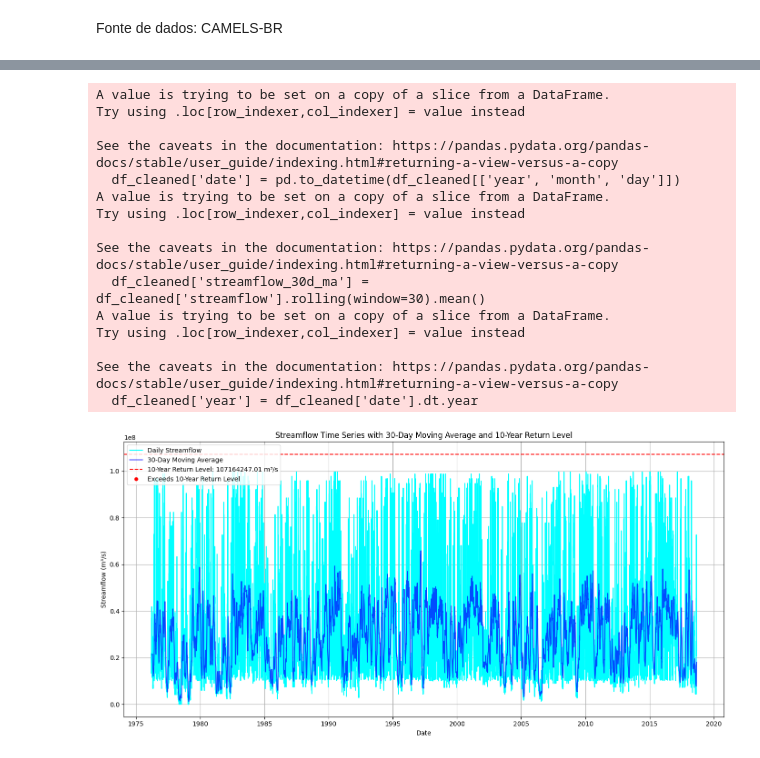
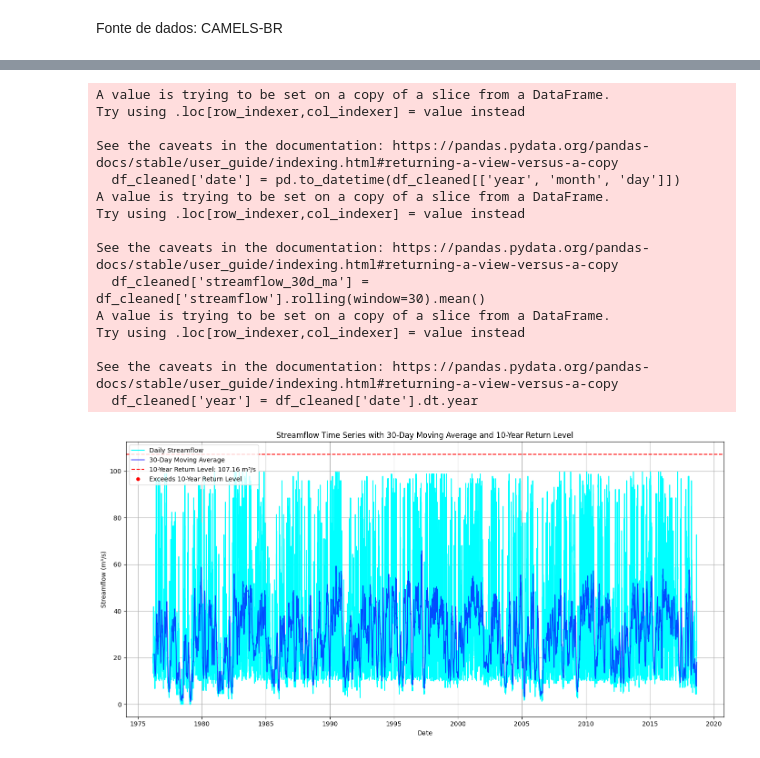
Before and after one commit to douglassilveirac/ENS5165_202402, a Jupyter notebook: pyEnv/Scripts/Série histórica vazões Tangará.ipynb, the cells around one changed output, grey strips where cells are left out. Saved outputs shown, nothing was run; the diff lists cells and outputs as text; code cells hidden in the pictures.

```diff
--- a/pyEnv/Scripts/Série histórica vazões Tangará.ipynb
+++ b/pyEnv/Scripts/Série histórica vazões Tangará.ipynb
@@ -100,6 +106,9 @@ df = pd.read_excel(file_path, sheet_name='72715000_streamflow_m3s')
 
 # Converte a coluna 'streamflow' para numérico, tratando 'NaN' como valores ausentes
 df['streamflow'] = pd.to_numeric(df['streamflow'], errors='coerce')
+
+# Divide todos os valores de vazão por 1000
+df['streamflow'] = df['streamflow'] / 1000000
 
 # Remove as linhas com valores NaN em 'streamflow'
 df_cleaned = df.dropna(subset=['streamflow'])
@@ -140,34 +149,34 @@ plt.plot(df_cleaned['date'], df_cleaned['streamflow_30d_ma'], label='30-Day Movi
 # Linha do tempo de retorno de 10 anos
 plt.axhline(y=streamflow_return_level, color='red', linestyle='--', label=f'10-Year Return Level: {streamflow_return_level:.2f} m³/s')
 
 # Marcação dos pontos que excedem o nível de retorno
 plt.plot(df_cleaned['date'][above_return_level], df_cleaned['streamflow'][above_return_level], 'ro', markersize=5, label='Exceeds 10-Year Return Level')
 
 # Configuração do gráfico
 plt.title('Streamflow Time Series with 30-Day Moving Average and 10-Year Return Level')
 plt.xlabel('Date')
 plt.ylabel('Streamflow (m³/s)')
 plt.legend()
 plt.grid(True)
 plt.tight_layout()
 plt.show()
 # %% [output]
 A value is trying to be set on a copy of a slice from a DataFrame.
 Try using .loc[row_indexer,col_indexer] = value instead
 
 See the caveats in the documentation: https://pandas.pydata.org/pandas-docs/stable/user_guide/indexing.html#returning-a-view-versus-a-copy
   df_cleaned['date'] = pd.to_datetime(df_cleaned[['year', 'month', 'day']])
 A value is trying to be set on a copy of a slice from a DataFrame.
 Try using .loc[row_indexer,col_indexer] = value instead
 
 See the caveats in the documentation: https://pandas.pydata.org/pandas-docs/stable/user_guide/indexing.html#returning-a-view-versus-a-copy
   df_cleaned['streamflow_30d_ma'] = df_cleaned['streamflow'].rolling(window=30).mean()
 A value is trying to be set on a copy of a slice from a DataFrame.
 Try using .loc[row_indexer,col_indexer] = value instead
 
 See the caveats in the documentation: https://pandas.pydata.org/pandas-docs/stable/user_guide/indexing.html#returning-a-view-versus-a-copy
   df_cleaned['year'] = df_cleaned['date'].dt.year
-[figure, old version]
+[figure, new version]
 # %%
 import pandas as pd
 import matplotlib.pyplot as plt
```
Also changed, not shown: parts of 3 cells of this notebook.
